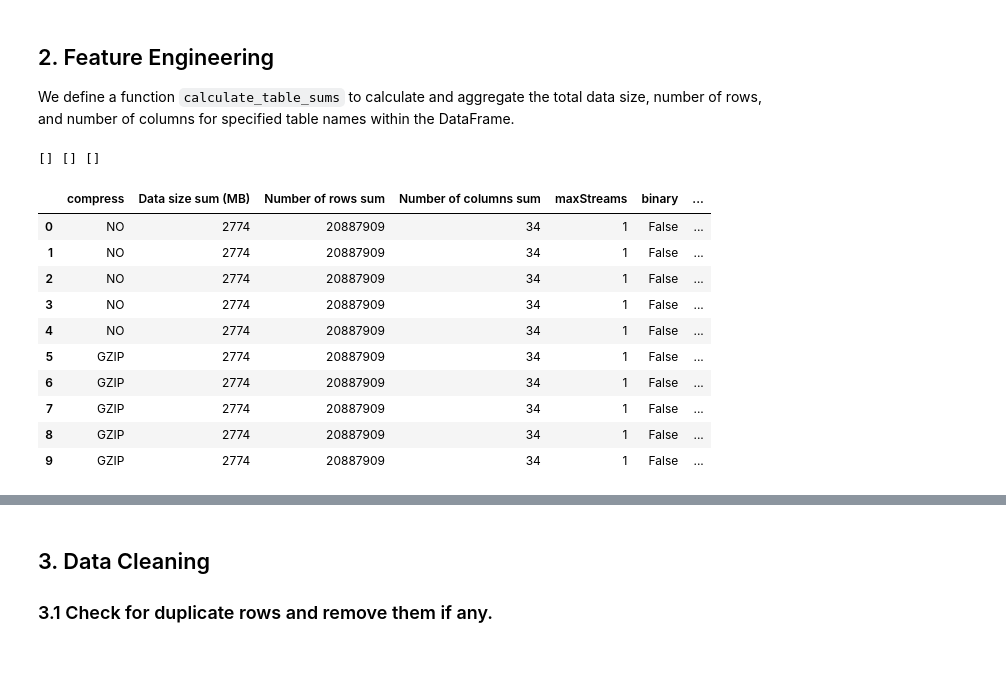
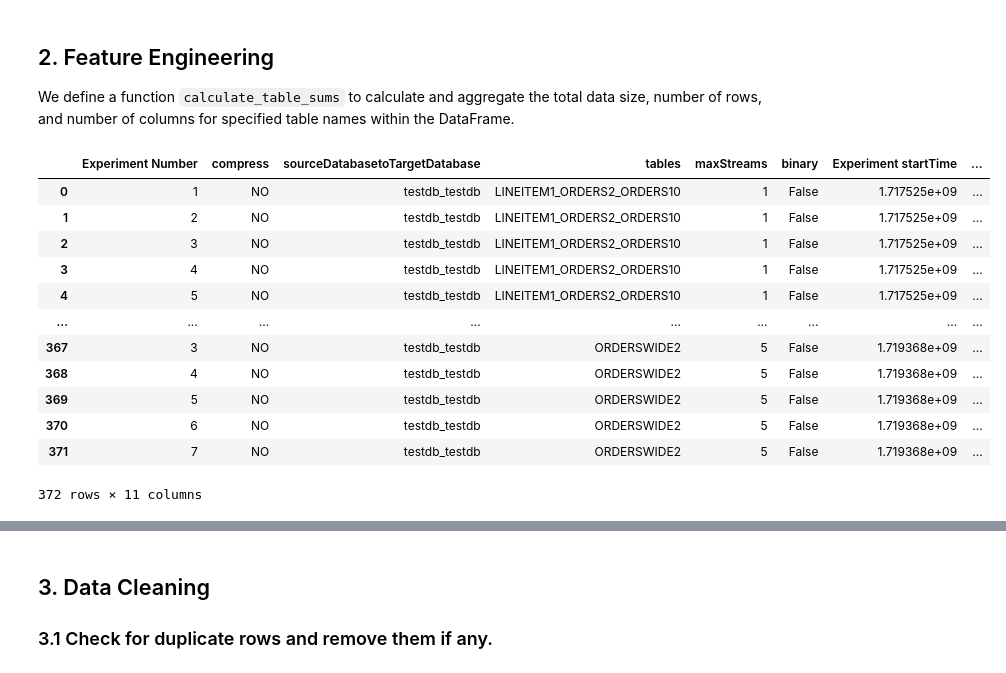
Before and after one commit to yorku-ease/DmML, a Jupyter notebook: db2_data_cleaning.ipynb, the cells around one changed output, grey strips where cells are left out. Saved outputs shown, nothing was run; the diff lists cells and outputs as text; code cells hidden in the pictures.

```diff
--- a/db2_data_cleaning.ipynb
+++ b/db2_data_cleaning.ipynb
@@ -157,10 +272,7 @@ performance_dfs = [exp1_performance_df, exp2_performance_df, exp3_performance_df
                    exp13_performance_df, exp14_performance_df, exp15_performance_df,
                    exp16_performance_df, exp17_performance_df, exp18_performance_df,
                    exp19_performance_df, exp20_performance_df, exp21_performance_df,
-                   exp22_performance_df, exp23_performance_df, exp24_performance_df,
-                   v2_exp1_performance_df, v2_exp2_performance_df, v2_exp3_performance_df,
-                   v2_exp4_performance_df, v2_exp5_performance_df, v2_exp6_performance_df,
-                   v2_exp7_performance_df, v2_exp8_performance_df, v2_exp9_performance_df]
+                   exp22_performance_df, exp23_performance_df, exp24_performance_df]
 
 performance_df = pd.concat(performance_dfs, ignore_index=True)
 # %%
@@ -223,22 +353,18 @@ def calculate_table_sums(exp_df, tables_df):
 
     return exp_df
-# %%
-performance_df = calculate_table_sums(performance_df, tables_df)
-# %% [output]
-[] [] []
-# %%
-performance_df.drop(labels=['Experiment Number', 'sourceDatabasetoTargetDatabase', 'tables', 'TotalExperimentTime', 'totalPrecheckTime', 'TotalClearTime', 'Experiment startTime'], axis=1, inplace=True)
 # %%
-performance_df.head(10)
+performance_df
 # %% [output]
-|  | compress | Data size sum (MB) | Number of rows sum | Number of columns sum | maxStreams | binary | ... |
-| 0 | NO | 2774 | 20887909 | 34 | 1 | False | ... |
-| 1 | NO | 2774 | 20887909 | 34 | 1 | False | ... |
-| 2 | NO | 2774 | 20887909 | 34 | 1 | False | ... |
-| 3 | NO | 2774 | 20887909 | 34 | 1 | False | ... |
-| 4 | NO | 2774 | 20887909 | 34 | 1 | False | ... |
-| 5 | GZIP | 2774 | 20887909 | 34 | 1 | False | ... |
-| 6 | GZIP | 2774 | 20887909 | 34 | 1 | False | ... |
-| 7 | GZIP | 2774 | 20887909 | 34 | 1 | False | ... |
-| 8 | GZIP | 2774 | 20887909 | 34 | 1 | False | ... |
-| 9 | GZIP | 2774 | 20887909 | 34 | 1 | False | ... |
+|  | Experiment Number | compress | sourceDatabasetoTargetDatabase | tables | maxStreams | binary | Experiment startTime | ... |
+| 0 | 1 | NO | testdb_testdb | LINEITEM1_ORDERS2_ORDERS10 | 1 | False | 1.717525e+09 | ... |
+| 1 | 2 | NO | testdb_testdb | LINEITEM1_ORDERS2_ORDERS10 | 1 | False | 1.717525e+09 | ... |
+| 2 | 3 | NO | testdb_testdb | LINEITEM1_ORDERS2_ORDERS10 | 1 | False | 1.717525e+09 | ... |
+| 3 | 4 | NO | testdb_testdb | LINEITEM1_ORDERS2_ORDERS10 | 1 | False | 1.717525e+09 | ... |
+| 4 | 5 | NO | testdb_testdb | LINEITEM1_ORDERS2_ORDERS10 | 1 | False | 1.717525e+09 | ... |
+| ... | ... | ... | ... | ... | ... | ... | ... | ... |
+| 367 | 3 | NO | testdb_testdb | ORDERSWIDE2 | 5 | False | 1.719368e+09 | ... |
+| 368 | 4 | NO | testdb_testdb | ORDERSWIDE2 | 5 | False | 1.719368e+09 | ... |
+| 369 | 5 | NO | testdb_testdb | ORDERSWIDE2 | 5 | False | 1.719368e+09 | ... |
+| 370 | 6 | NO | testdb_testdb | ORDERSWIDE2 | 5 | False | 1.719368e+09 | ... |
+| 371 | 7 | NO | testdb_testdb | ORDERSWIDE2 | 5 | False | 1.719368e+09 | ... |
+372 rows × 11 columns
```
Also changed, not shown: parts of 51 cells of this notebook.
